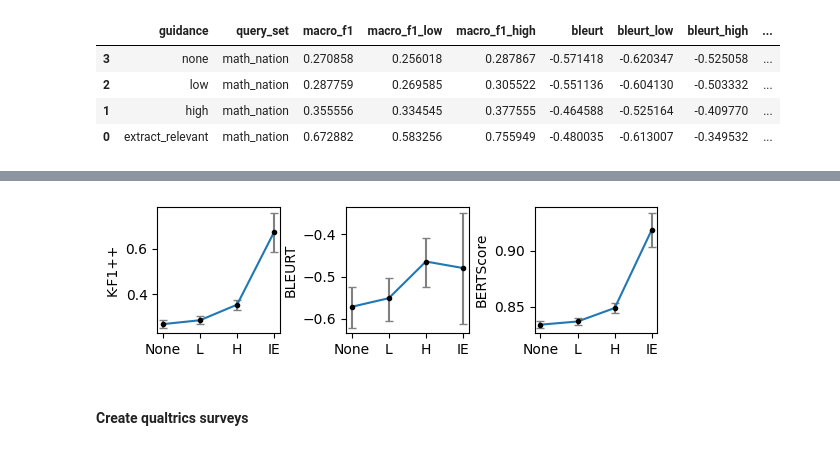
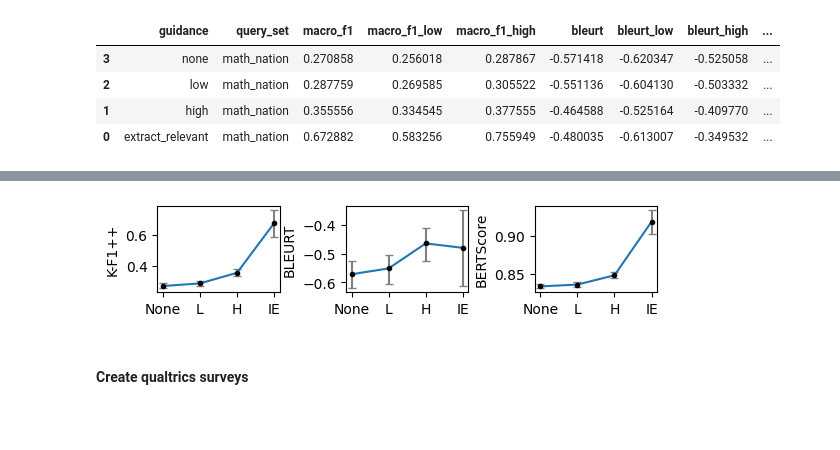
Before and after one commit to DigitalHarborFoundation/rag-for-math-qa, a Jupyter notebook: notebooks/SurveyDataAnalysis.ipynb, the cells around one changed output, grey strips where cells are left out. Drawn from its saved outputs; the diff is of its cells as text; code cells hidden in the pictures; blank space fills up the shorter version.

```diff
--- a/notebooks/SurveyDataAnalysis.ipynb
+++ b/notebooks/SurveyDataAnalysis.ipynb
@@ -633,11 +648,13 @@ relevance_df.sample(n=1)
 # %%
 def get_numeric_relevance(relevance_str):
+    if pd.isna(relevance_str):
+        return np.nan
     return relevance_answers.index(relevance_str.lower())
 
 
 for annotator_name in ["Zach", "Chenglu", "Wangda"]:
-    # relevance_df[annotator_name].map(get_numeric_relevance)
-    print(relevance_df[annotator_name].value_counts())
+    relevance_df[annotator_name].map(get_numeric_relevance)
+    print(relevance_df[annotator_name].value_counts(dropna=False))
 # %% [output]
 Zach
 Topic      23
@@ -658,2 +675,10 @@ Partial    12
 Perfect     6
 Name: count, dtype: int64
+# %%
+relevance_annotators = ["Zach", "Chenglu", "Wangda"]
+for a1, a2 in itertools.combinations(relevance_annotators, 2):
+    acc = (relevance_df[a1] == relevance_df[a2]).sum() / len(relevance_df)
+    print(f"{a1}-{a2} agreement: {acc:.2%}")
+a1, a2, a3 = relevance_annotators
+all_equal = (relevance_df[a1] == relevance_df[a2]) & (relevance_df[a2] == relevance_df[a3])
+print(f"All agreement: {all_equal.sum() / len(relevance_df):.2%}")
@@ -659,0 +695,3 @@ Name: count, dtype: int64
+# %%
+relevance_data = np.array([relevance_df[annotator].map(get_numeric_relevance) for annotator in relevance_annotators])
+relevance_data.shape
@@ -659,0 +725,21 @@ Name: count, dtype: int64
+# %%
+fig, ax = plt.subplots(1, 1, figsize=(COLUMN_WIDTH_IN / 2, 0.8))
+
+xs = relevance_data.T.mean(axis=1)
+
+bin_width = 0.25
+bins = np.arange(0, len(relevance_answers) - (bin_width * 2), bin_width)
+ax.hist(xs, bins=bins, align="left")
+ax.set_xticks(
+    list(range(len(relevance_answers))),
+    labels=[f"{answer.capitalize()} ({i})" for i, answer in enumerate(relevance_answers)],
+    fontsize=8,
+)
+ax.set_yticks([0, 2, 4, 6, 8])
+
+# ax.set_xlabel("Mean relevance")
+ax.set_ylabel("# queries")
+
+fig.tight_layout(pad=0)
+fig.savefig(figures_dir / "mean_relevance.pdf", bbox_inches="tight", pad_inches=0.011, dpi=DPI)
+plt.show()
@@ -849,7 +959,7 @@ You should probably TRAIN this model on a down-stream task to be able to use it
 | 1 | high | math_nation | 0.355556 | 0.334545 | 0.377555 | -0.464588 | -0.525164 | -0.409770 | ... |
 | 0 | extract_relevant | math_nation | 0.672882 | 0.583256 | 0.755949 | -0.480035 | -0.613007 | -0.349532 | ... |
 # %%
-fig, axes = plt.subplots(1, 3, figsize=(COLUMN_WIDTH_IN, 1.5))
+fig, axes = plt.subplots(1, 3, figsize=(COLUMN_WIDTH_IN, 1.1))
 
 metric_pretty_name_map = {
     "macro_f1": "K-F1++",
@@ -882,7 +992,7 @@ for ax, metric in zip(axes, ["macro_f1", "bleurt", "bertscore"]):
     ax.set_xticks(xs, labels=[guidance_short_name_map[guidance] for guidance in metric_df.guidance])
     ax.set_ylabel(metric_pretty_name_map[metric])
 
-fig.tight_layout(pad=0, w_pad=0.2)
-fig.savefig(figures_dir / "guidance_autometrics.pdf", pad_inches=0, dpi=DPI)
+fig.tight_layout(pad=0.01, w_pad=0.2)
+fig.savefig(figures_dir / "guidance_autometrics.pdf", bbox_inches="tight", pad_inches=0.01, dpi=DPI)
 plt.show()
 # %% [output]
@@ -889,4 +1016,4 @@ plt.show()
-[figure, old version]
+[figure, new version]
 # %% [markdown]
 #### Create qualtrics surveys
 # %%
```
Also changed, not shown: parts of 31 cells of this notebook, 4 other files.
